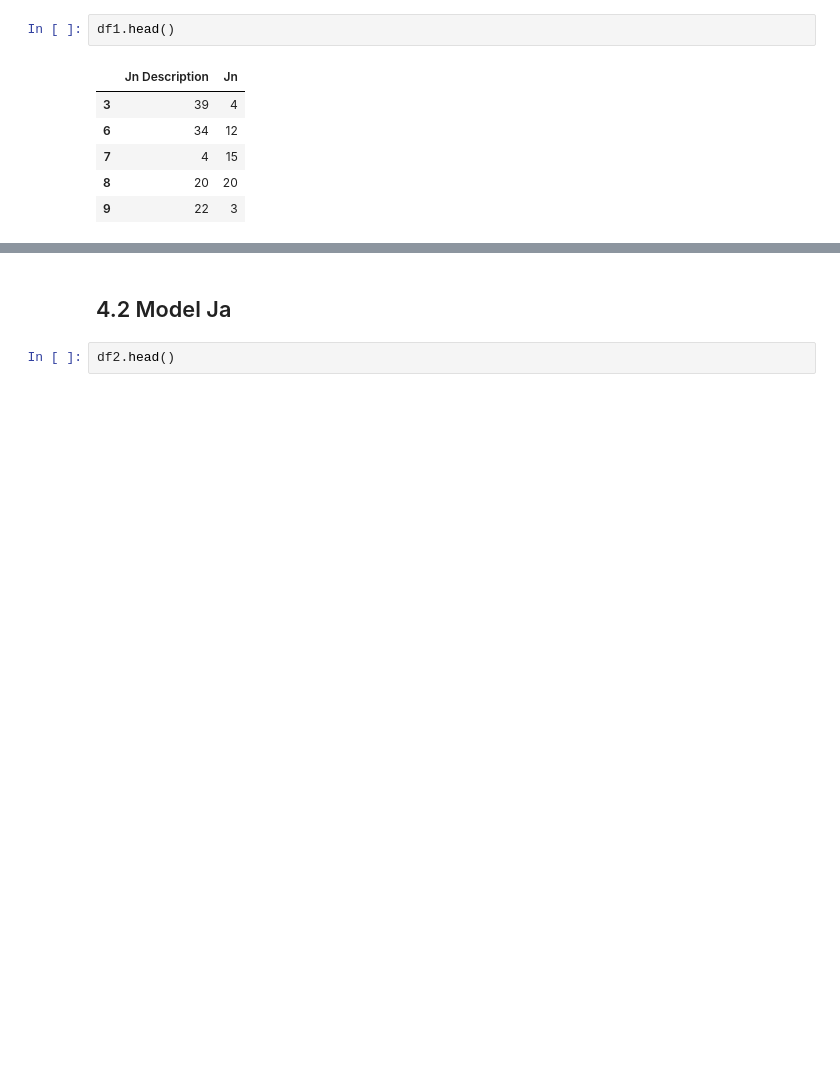
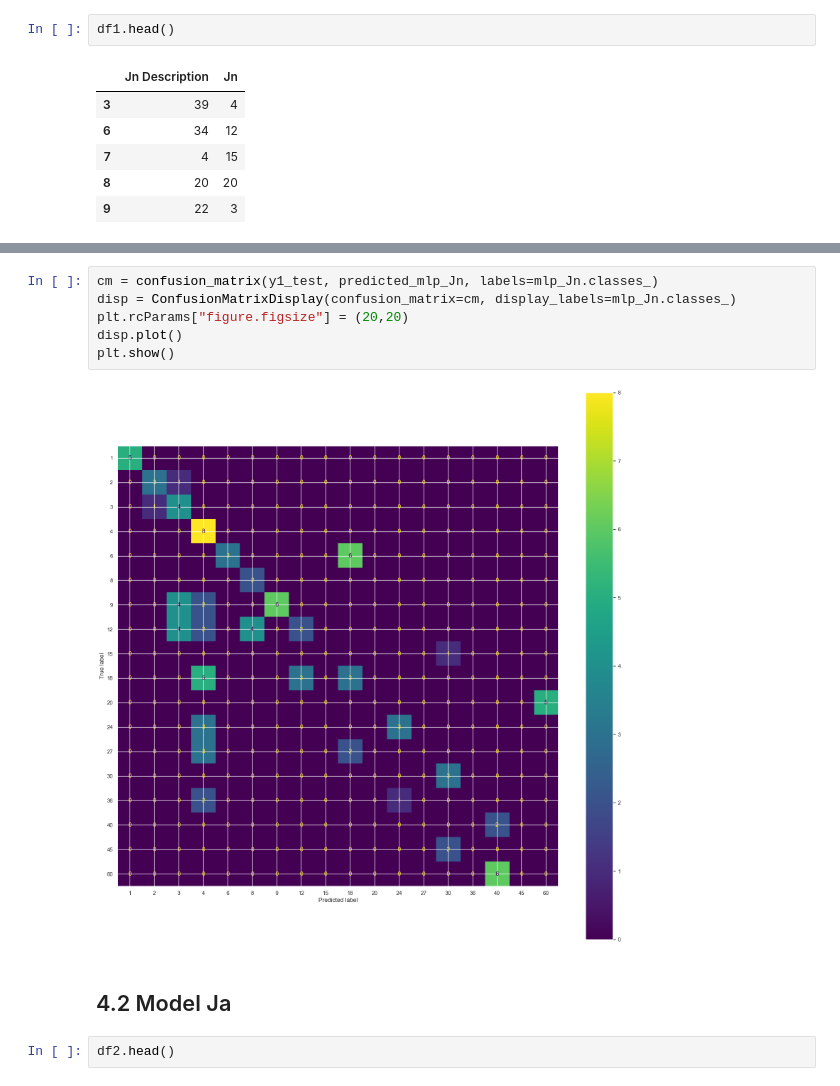
Before and after one commit to Fabchirajoul/model_with_flask, a Jupyter notebook: models/Capstone Project combined.ipynb, the cells around one changed output, grey strips where cells are left out. Saved outputs shown, nothing was run; the diff lists cells and outputs as text; blank space fills up the shorter version.

```diff
--- a/models/Capstone Project combined.ipynb
+++ b/models/Capstone Project combined.ipynb
@@ -776,6 +776,14 @@ The Mean Absolute Error[DECISION TREE REGRESSOR] is: 0.0
 The Root Mean Square Error[DECISION TREE REGRESSOR] is: 0.0
 R^2 Score [DECISION TREE REGRESSOR] is : 1.0
 Cross Validation Score [DECISION TREE REGRESSOR] is : [ 0.11  0.54  0.54 -0.11  0.85  0.68  0.37  0.39  0.    0.38]
+# %%
+cm = confusion_matrix(y1_test, predicted_mlp_Jn, labels=mlp_Jn.classes_)
+disp = ConfusionMatrixDisplay(confusion_matrix=cm, display_labels=mlp_Jn.classes_)
+plt.rcParams["figure.figsize"] = (20,20)
+disp.plot()
+plt.show()
+# %% [output]
+[figure, added]
 # %% [markdown]
 ## 4.2 Model Ja
 # %%
```
Also changed, not shown: parts of 10 cells of this notebook, 4 other files.
